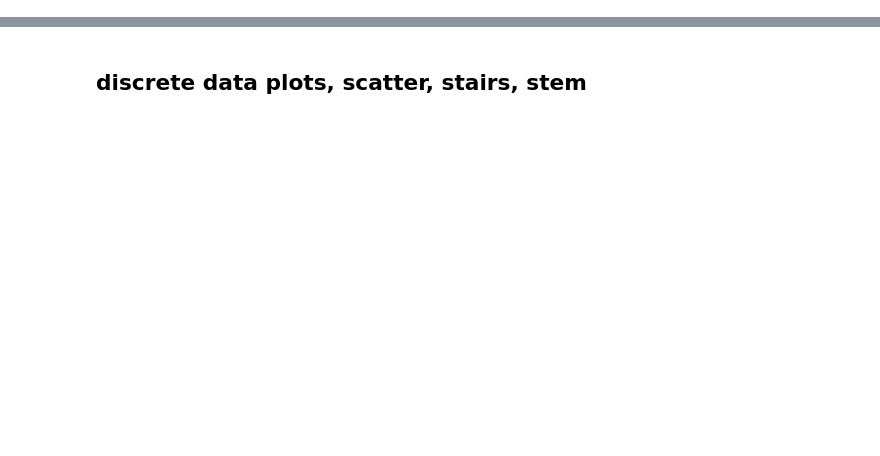
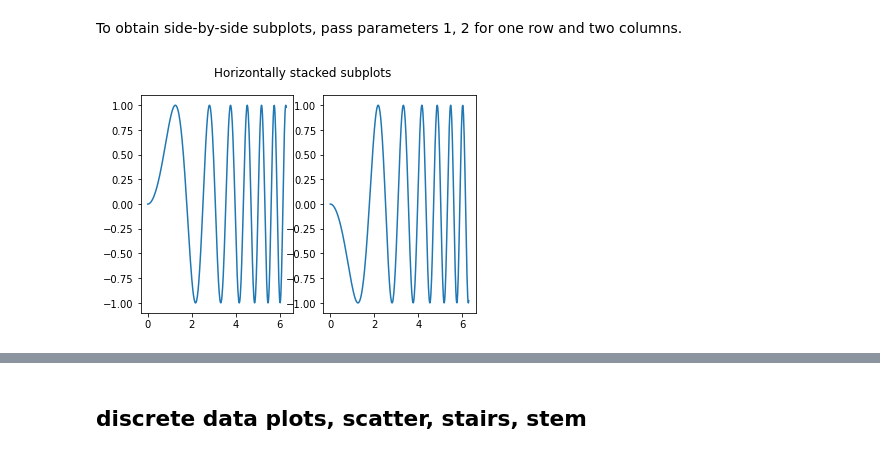
Before and after one commit to OleBo/MathSo, a Jupyter notebook: notebooks/Visualization.ipynb, the cells around one changed output, grey strips where cells are left out. Saved outputs shown, nothing was run; the diff lists cells and outputs as text; code cells hidden in the pictures; blank space fills up the shorter version.

```diff
--- a/notebooks/Visualization.ipynb
+++ b/notebooks/Visualization.ipynb
@@ -3,0 +45,9 @@
+# %% [markdown]
+To obtain side-by-side subplots, pass parameters 1, 2 for one row and two columns.
+# %%
+fig, (ax1, ax2) = plt.subplots(1, 2)
+fig.suptitle('Horizontally stacked subplots')
+ax1.plot(x, y)
+ax2.plot(x, -y);
+# %% [output]
+[figure, added]
```
Also changed, not shown: parts of 51 cells of this notebook, 2 other files.
